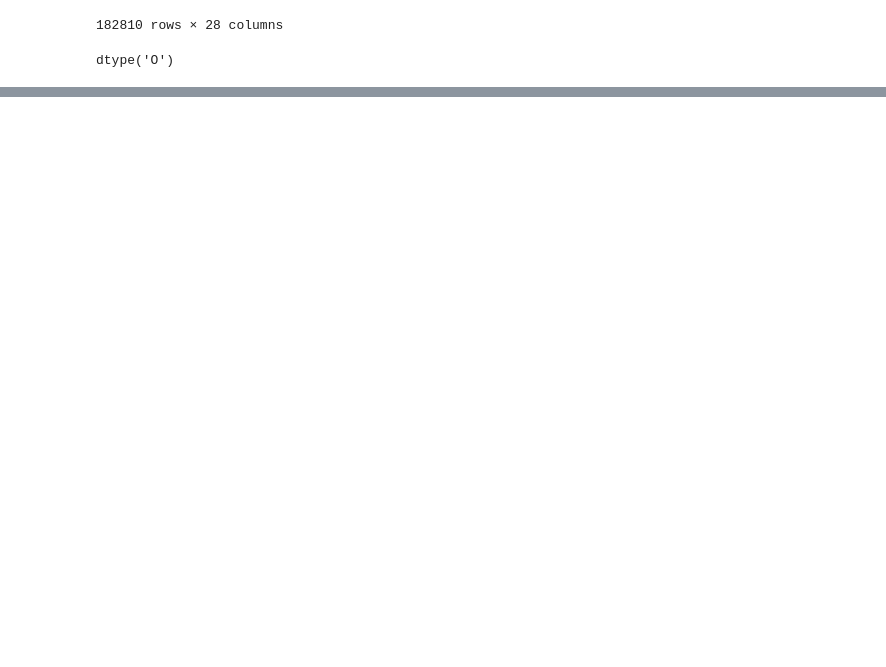
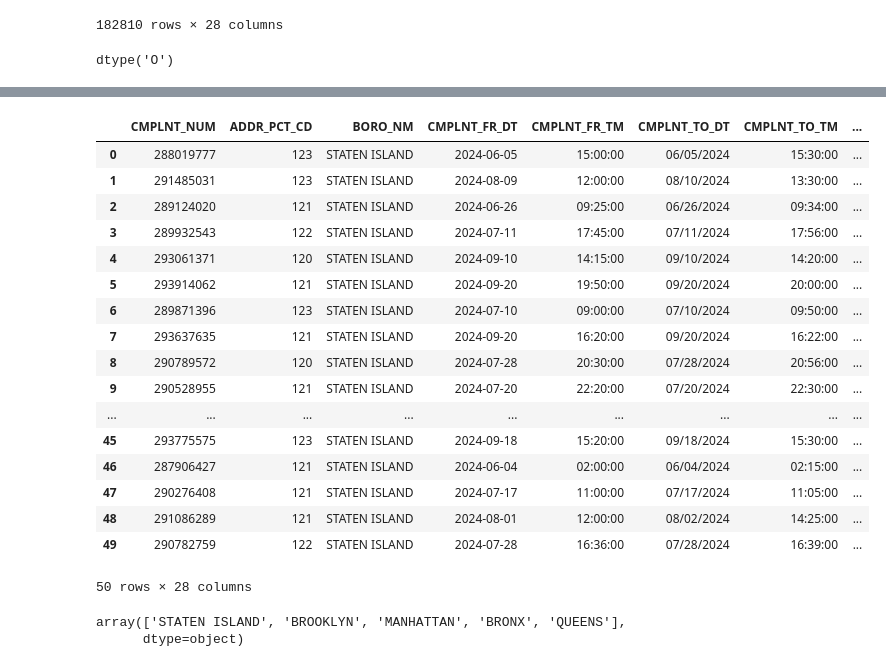
Before and after one commit to afifshomali/NYC-Airbnb-Analysis-447, a Jupyter notebook: EdaCrime.ipynb, the cells around one changed output, grey strips where cells are left out. Cells and saved outputs as stored; diff of their text form; code cells hidden in the pictures; blank space fills up the shorter version.

```diff
--- a/EdaCrime.ipynb
+++ b/EdaCrime.ipynb
@@ -114,0 +248,27 @@ filtered_df.sort_values(by='CMPLNT_FR_DT')
+# %%
+crime_unclean[0:50]
+# %% [output]
+|  | CMPLNT_NUM | ADDR_PCT_CD | BORO_NM | CMPLNT_FR_DT | CMPLNT_FR_TM | CMPLNT_TO_DT | CMPLNT_TO_TM | ... |
+| 0 | 288019777 | 123 | STATEN ISLAND | 2024-06-05 | 15:00:00 | 06/05/2024 | 15:30:00 | ... |
+| 1 | 291485031 | 123 | STATEN ISLAND | 2024-08-09 | 12:00:00 | 08/10/2024 | 13:30:00 | ... |
+| 2 | 289124020 | 121 | STATEN ISLAND | 2024-06-26 | 09:25:00 | 06/26/2024 | 09:34:00 | ... |
+| 3 | 289932543 | 122 | STATEN ISLAND | 2024-07-11 | 17:45:00 | 07/11/2024 | 17:56:00 | ... |
+| 4 | 293061371 | 120 | STATEN ISLAND | 2024-09-10 | 14:15:00 | 09/10/2024 | 14:20:00 | ... |
+| 5 | 293914062 | 121 | STATEN ISLAND | 2024-09-20 | 19:50:00 | 09/20/2024 | 20:00:00 | ... |
+| 6 | 289871396 | 123 | STATEN ISLAND | 2024-07-10 | 09:00:00 | 07/10/2024 | 09:50:00 | ... |
+| 7 | 293637635 | 121 | STATEN ISLAND | 2024-09-20 | 16:20:00 | 09/20/2024 | 16:22:00 | ... |
+| 8 | 290789572 | 120 | STATEN ISLAND | 2024-07-28 | 20:30:00 | 07/28/2024 | 20:56:00 | ... |
+| 9 | 290528955 | 121 | STATEN ISLAND | 2024-07-20 | 22:20:00 | 07/20/2024 | 22:30:00 | ... |
+| ... | ... | ... | ... | ... | ... | ... | ... | ... |
+| 45 | 293775575 | 123 | STATEN ISLAND | 2024-09-18 | 15:20:00 | 09/18/2024 | 15:30:00 | ... |
+| 46 | 287906427 | 121 | STATEN ISLAND | 2024-06-04 | 02:00:00 | 06/04/2024 | 02:15:00 | ... |
+| 47 | 290276408 | 121 | STATEN ISLAND | 2024-07-17 | 11:00:00 | 07/17/2024 | 11:05:00 | ... |
+| 48 | 291086289 | 121 | STATEN ISLAND | 2024-08-01 | 12:00:00 | 08/02/2024 | 14:25:00 | ... |
+| 49 | 290782759 | 122 | STATEN ISLAND | 2024-07-28 | 16:36:00 | 07/28/2024 | 16:39:00 | ... |
+50 rows × 28 columns
+# %%
+
+crime_unclean["BORO_NM"].unique()
+# %% [output]
+array(['STATEN ISLAND', 'BROOKLYN', 'MANHATTAN', 'BRONX', 'QUEENS'],
+      dtype=object)
```
Also changed, not shown: parts of 27 cells of this notebook, 2 other files.
